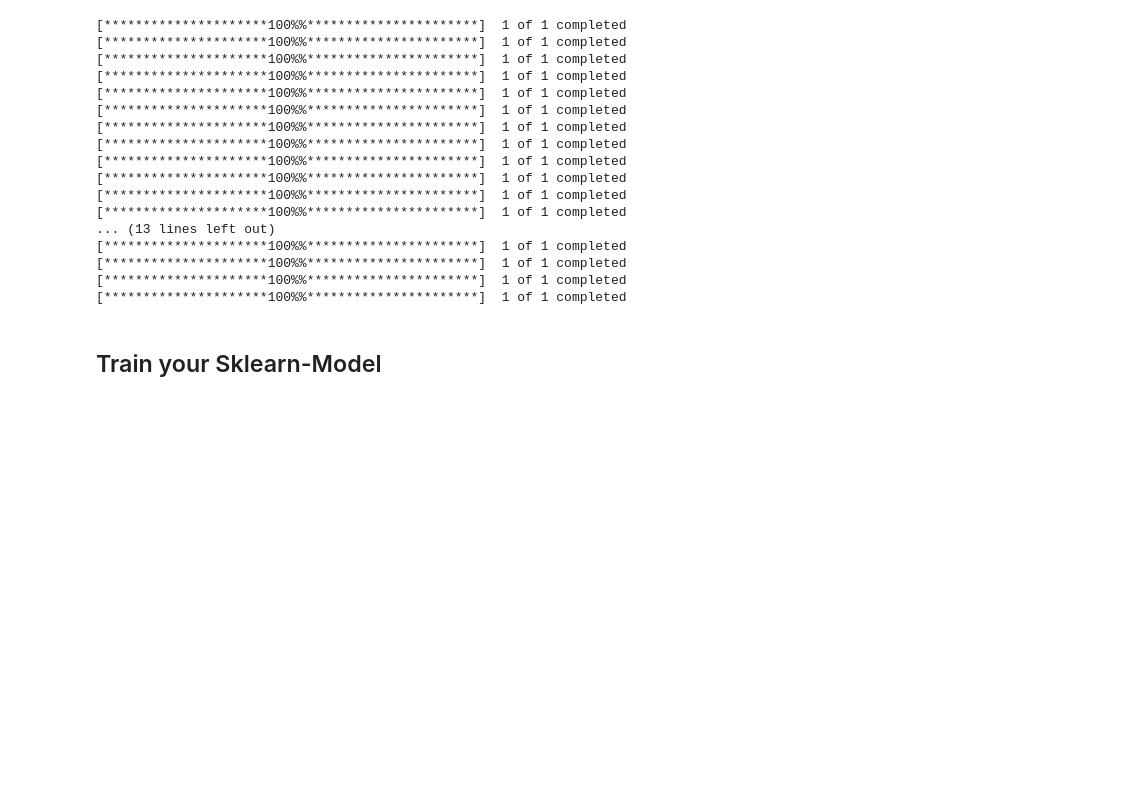
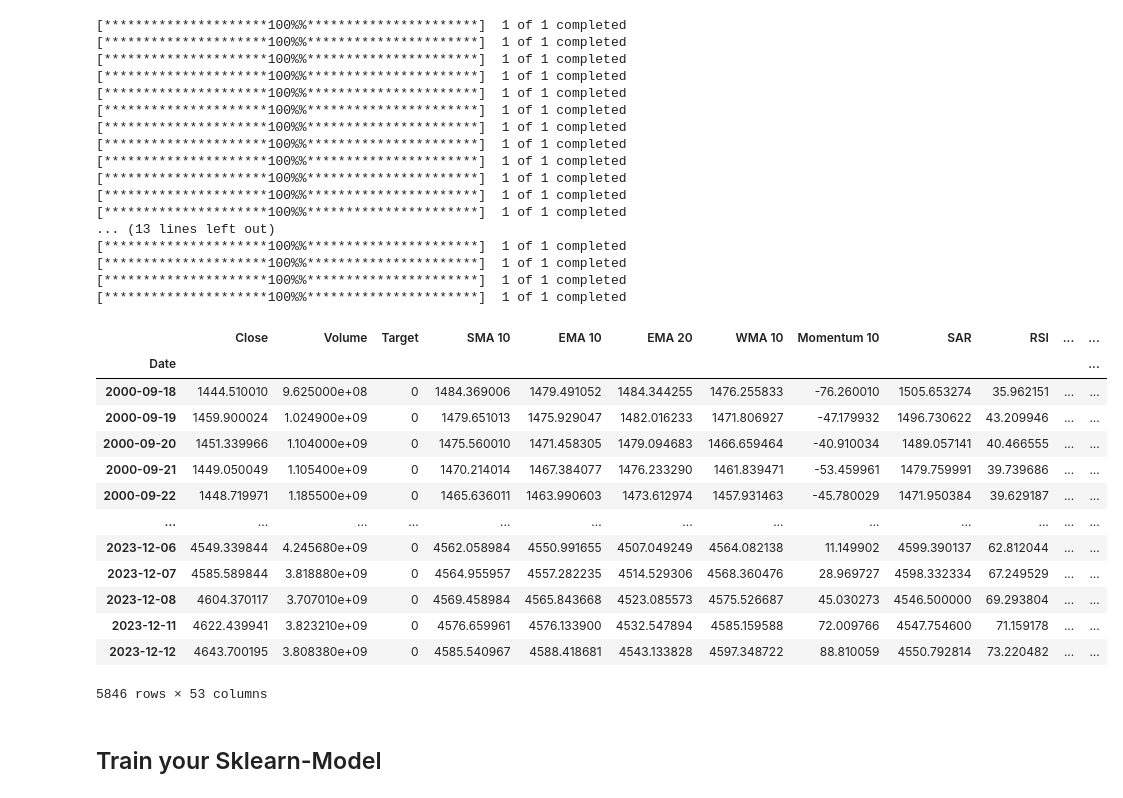
Before and after one commit to erikautenrieth/stock-prediction, a Jupyter notebook: ml/ml_functions/model_lifecycle.ipynb, the cells around one changed output. Drawn from its saved outputs; the diff is of its cells as text; code cells hidden in the pictures; blank space fills up the shorter version.

```diff
--- a/ml/ml_functions/model_lifecycle.ipynb
+++ b/ml/ml_functions/model_lifecycle.ipynb
@@ -36,6 +36,23 @@ stock_data, last_day_df = get_data(save_data=False, new_model=None)
 [*********************100%%**********************]  1 of 1 completed
 [*********************100%%**********************]  1 of 1 completed
 [*********************100%%**********************]  1 of 1 completed
+# %%
+stock_data
+# %% [output]
+|  | Close | Volume | Target | SMA 10 | EMA 10 | EMA 20 | WMA 10 | Momentum 10 | SAR | RSI | ... | ... |
+| Date |  |  |  |  |  |  |  |  |  |  |  | ... |
+| 2000-09-18 | 1444.510010 | 9.625000e+08 | 0 | 1484.369006 | 1479.491052 | 1484.344255 | 1476.255833 | -76.260010 | 1505.653274 | 35.962151 | ... | ... |
+| 2000-09-19 | 1459.900024 | 1.024900e+09 | 0 | 1479.651013 | 1475.929047 | 1482.016233 | 1471.806927 | -47.179932 | 1496.730622 | 43.209946 | ... | ... |
+| 2000-09-20 | 1451.339966 | 1.104000e+09 | 0 | 1475.560010 | 1471.458305 | 1479.094683 | 1466.659464 | -40.910034 | 1489.057141 | 40.466555 | ... | ... |
+| 2000-09-21 | 1449.050049 | 1.105400e+09 | 0 | 1470.214014 | 1467.384077 | 1476.233290 | 1461.839471 | -53.459961 | 1479.759991 | 39.739686 | ... | ... |
+| 2000-09-22 | 1448.719971 | 1.185500e+09 | 0 | 1465.636011 | 1463.990603 | 1473.612974 | 1457.931463 | -45.780029 | 1471.950384 | 39.629187 | ... | ... |
+| ... | ... | ... | ... | ... | ... | ... | ... | ... | ... | ... | ... | ... |
+| 2023-12-06 | 4549.339844 | 4.245680e+09 | 0 | 4562.058984 | 4550.991655 | 4507.049249 | 4564.082138 | 11.149902 | 4599.390137 | 62.812044 | ... | ... |
+| 2023-12-07 | 4585.589844 | 3.818880e+09 | 0 | 4564.955957 | 4557.282235 | 4514.529306 | 4568.360476 | 28.969727 | 4598.332334 | 67.249529 | ... | ... |
+| 2023-12-08 | 4604.370117 | 3.707010e+09 | 0 | 4569.458984 | 4565.843668 | 4523.085573 | 4575.526687 | 45.030273 | 4546.500000 | 69.293804 | ... | ... |
+| 2023-12-11 | 4622.439941 | 3.823210e+09 | 0 | 4576.659961 | 4576.133900 | 4532.547894 | 4585.159588 | 72.009766 | 4547.754600 | 71.159178 | ... | ... |
+| 2023-12-12 | 4643.700195 | 3.808380e+09 | 0 | 4585.540967 | 4588.418681 | 4543.133828 | 4597.348722 | 88.810059 | 4550.792814 | 73.220482 | ... | ... |
+5846 rows × 53 columns
 # %% [markdown]
 ## Train your Sklearn-Model
 # %%
```
Also changed, not shown: parts of 1 cell of this notebook, 9 other files.
